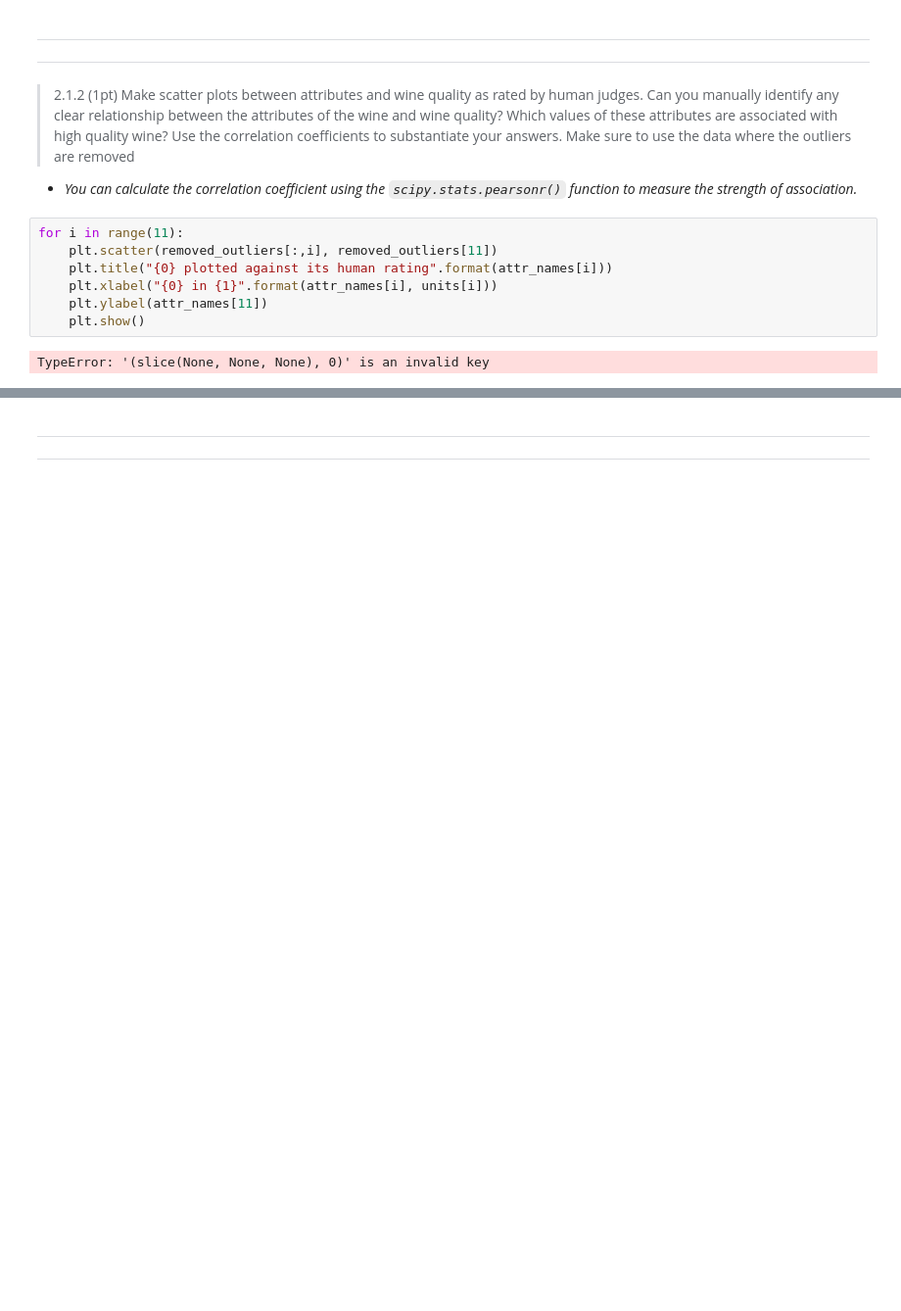
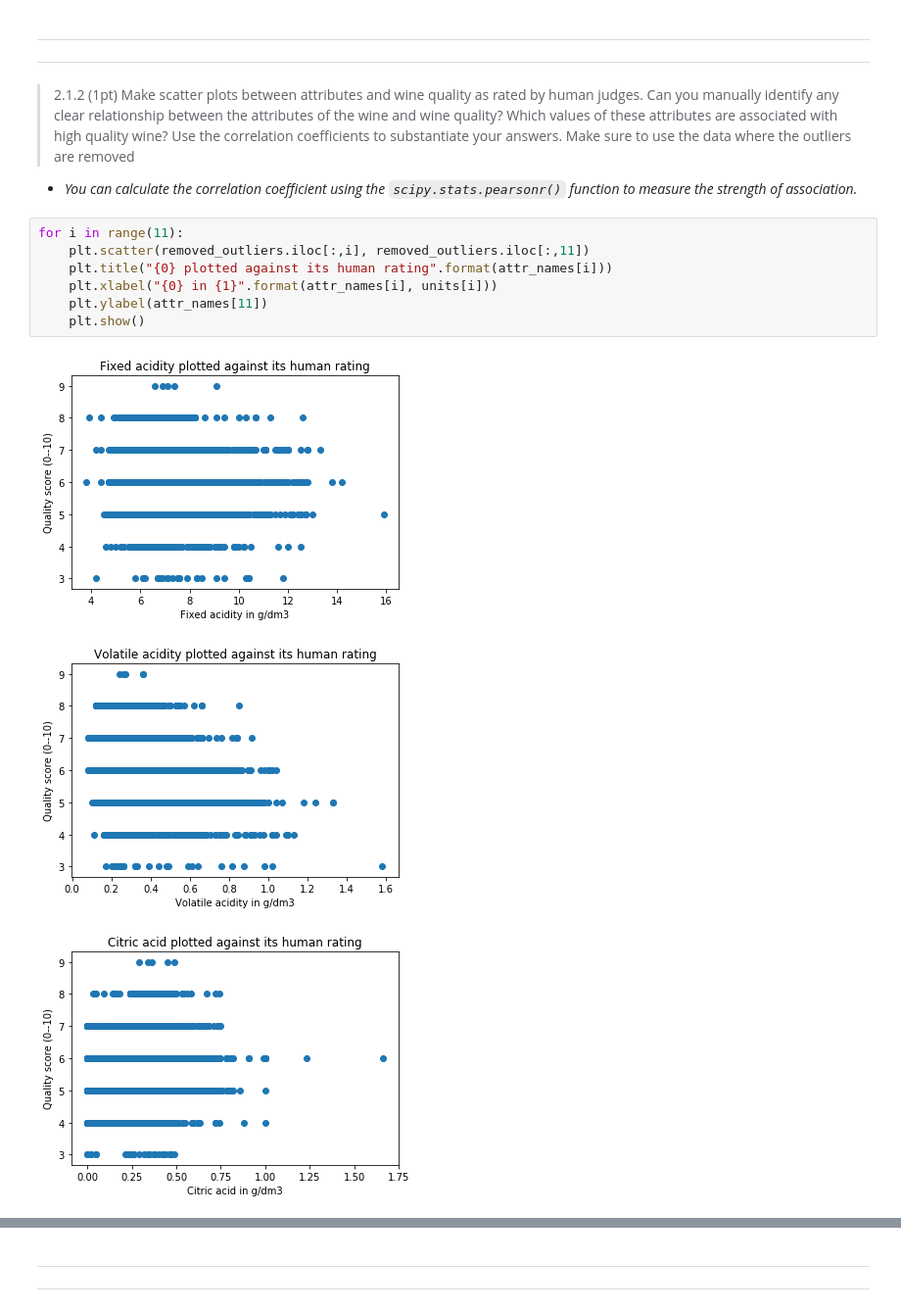
Before and after one commit to LennartPNL/DataMiningAssignments, a Jupyter notebook: Assignment_2/Assignment_2.ipynb, the cells around one changed output, grey strips where cells are left out. Shown: that part at 98% size. Cells and saved outputs as stored; diff of their text form; blank space fills up the shorter version.

```diff
--- a/Assignment_2/Assignment_2.ipynb
+++ b/Assignment_2/Assignment_2.ipynb
@@ -170,10 +178,12 @@ Why do we need to standardize the data after removing the outliers? Give the -st
 + *You can calculate the correlation coefficient using the `scipy.stats.pearsonr()` function to measure the strength of association.*
 # %%
 for i in range(11):
-    plt.scatter(removed_outliers[:,i], removed_outliers[11])
+    plt.scatter(removed_outliers.iloc[:,i], removed_outliers.iloc[:,11])
     plt.title("{0} plotted against its human rating".format(attr_names[i]))
     plt.xlabel("{0} in {1}".format(attr_names[i], units[i]))
     plt.ylabel(attr_names[11])
     plt.show()
 # %% [output]
-TypeError: '(slice(None, None, None), 0)' is an invalid key
+[figure, added]
+[figure, added]
+[figure, added]
```
Also changed, not shown: parts of 7 cells of this notebook.
